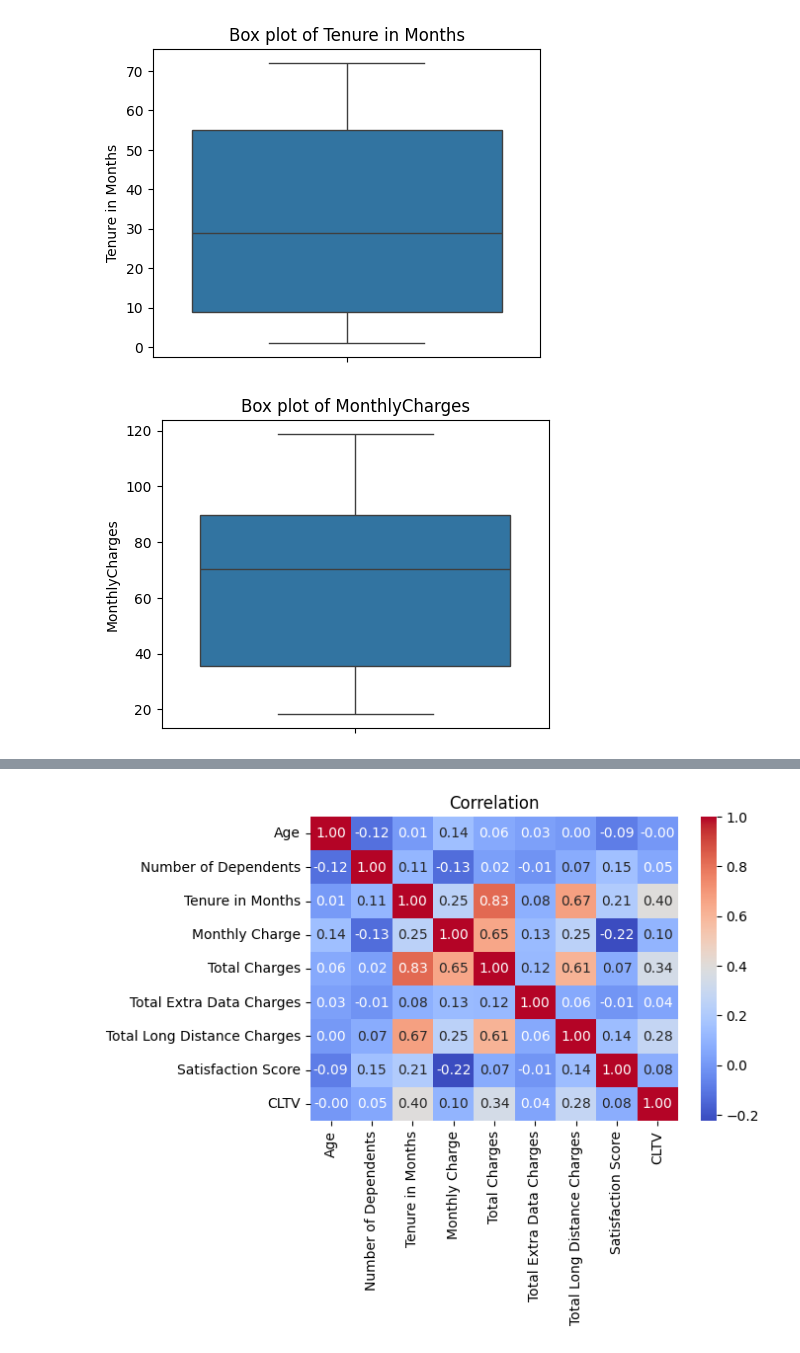
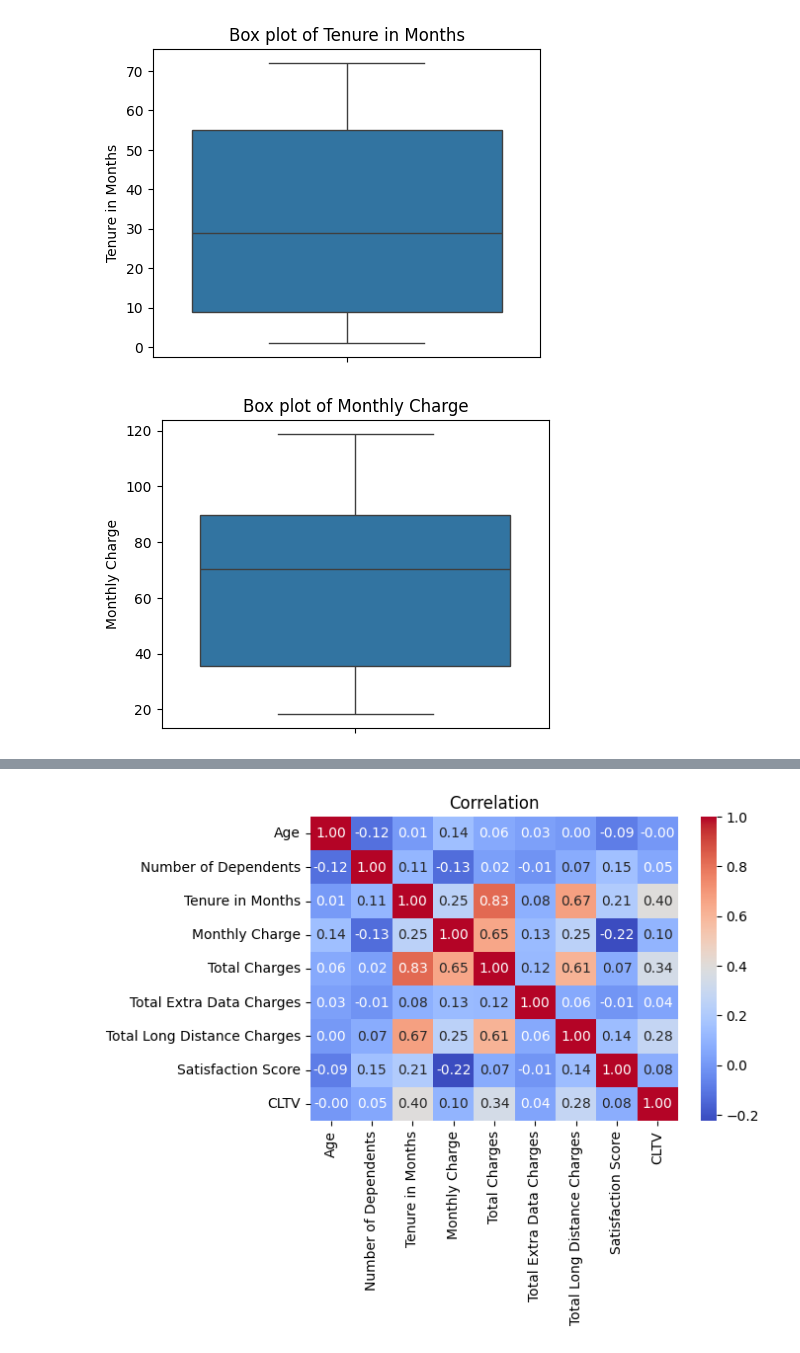
Before and after one commit to vardhankumar80/blog, a Jupyter notebook: customer_churn_prediction.ipynb, the cells around one changed output, grey strips where cells are left out. Cells and saved outputs as stored; diff of their text form; code cells hidden in the pictures.

```diff
--- a/customer_churn_prediction.ipynb
+++ b/customer_churn_prediction.ipynb
@@ -207,7 +207,7 @@ plot_box_plot(df, "Tenure in Months")
 # %% [output]
 [figure]
 # %%
-plot_box_plot(df, "MonthlyCharges")
+plot_box_plot(df, "Monthly Charge")
 # %% [output]
-[figure, old version]
+[figure, new version]
 # %%
```
Also changed, not shown: parts of 22 cells of this notebook.
